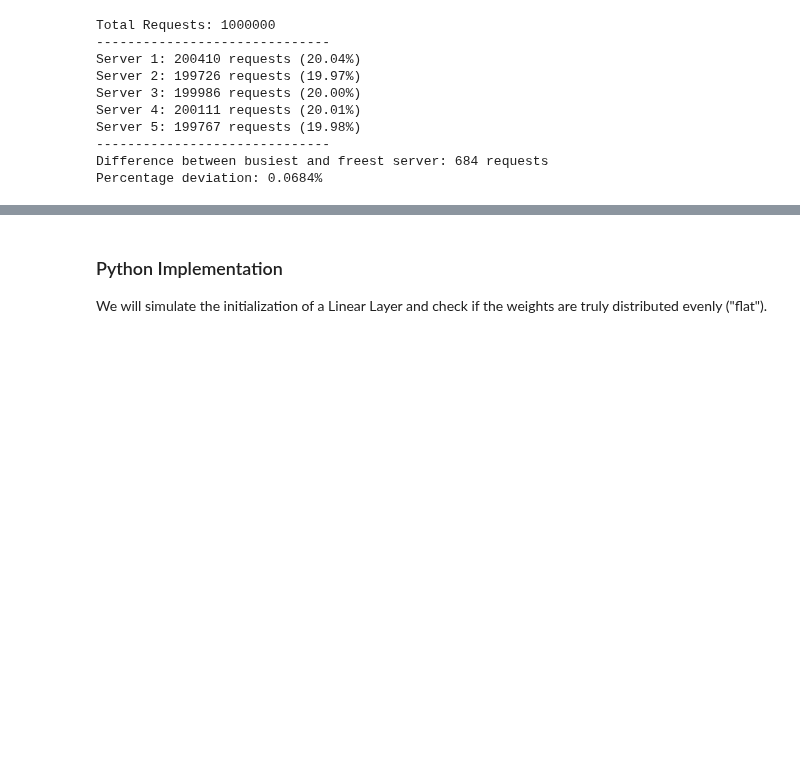
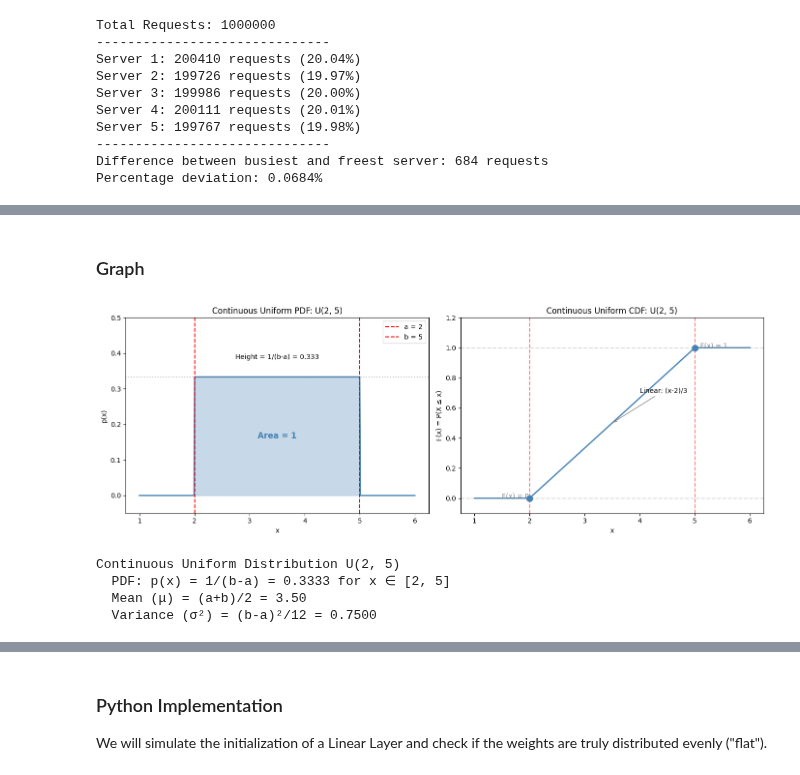
Before and after one commit to vu42/math-co5097-assignment-group-10, a Jupyter notebook: notebooks/distributions.ipynb, the cells around one changed output, grey strips where cells are left out. Drawn from its saved outputs; the diff is of its cells as text; code cells hidden in the pictures; blank space fills up the shorter version.

Commit message:
add continous uniform and binomial distribution graph

```diff
--- a/notebooks/distributions.ipynb
+++ b/notebooks/distributions.ipynb
@@ -637,0 +547,74 @@ $$W \sim U\left(-\frac{\sqrt{6}}{\sqrt{n_{in} + n_{out}}}, \frac{\sqrt{6}}{\sqrt
+# %% [markdown]
+### Graph
+# %%
+import matplotlib.pyplot as plt
+import numpy as np
+
+# Continuous Uniform parameters
+a, b = 2, 5  # Interval [a, b]
+
+# --- PDF Plot ---
+x_pdf = np.linspace(a - 1, b + 1, 500)
+pdf_values = np.where((x_pdf >= a) & (x_pdf <= b), 1 / (b - a), 0)
+
+# --- CDF Plot ---
+x_cdf = np.linspace(a - 1, b + 1, 500)
+cdf_values = np.where(x_cdf < a, 0, np.where(x_cdf <= b, (x_cdf - a) / (b - a), 1))
+
+# Create figure with two subplots
+fig, axes = plt.subplots(1, 2, figsize=(14, 5))
+
+# PDF plot (rectangle)
+axes[0].plot(x_pdf, pdf_values, color='steelblue', linewidth=2)
+axes[0].fill_between(x_pdf, pdf_values, alpha=0.3, color='steelblue')
+# Mark the boundaries
+axes[0].axvline(x=a, color='red', linestyle='--', linewidth=1.5, label=f'a = {a}')
+axes[0].axvline(x=b, color='red', linestyle='--', linewidth=1.5, label=f'b = {b}')
+axes[0].axhline(y=1/(b-a), color='gray', linestyle=':', alpha=0.5)
+axes[0].set_xlabel('x')
+axes[0].set_ylabel('p(x)')
+axes[0].set_title(f'Continuous Uniform PDF: U({a}, {b})')
+axes[0].set_ylim(-0.05, 1/(b-a) * 1.5)
+axes[0].legend()
+# Add annotation for height
+axes[0].annotate(f'Height = 1/(b-a) = {1/(b-a):.3f}',
+                 xy=((a+b)/2, 1/(b-a)), xytext=((a+b)/2, 1/(b-a) + 0.05),
+                 ha='center', fontsize=10)
+# Add annotation for area
+axes[0].text((a+b)/2, 1/(b-a)/2, 'Area = 1', ha='center', va='center',
+             fontsize=12, fontweight='bold', color='steelblue')
+
+# CDF plot (linear ramp)
+axes[1].plot(x_cdf, cdf_values, color='steelblue', linewidth=2)
+# Mark key points
+axes[1].scatter([a, b], [0, 1], color='steelblue', s=80, zorder=5)
+axes[1].axvline(x=a, color='red', linestyle='--', linewidth=1.5, alpha=0.5)
+axes[1].axvline(x=b, color='red', linestyle='--', linewidth=1.5, alpha=0.5)
+axes[1].axhline(y=0, color='gray', linestyle='--', alpha=0.3)
+axes[1].axhline(y=1, color='gray', linestyle='--', alpha=0.3)
+axes[1].set_xlabel('x')
+axes[1].set_ylabel('F(x) = P(X ≤ x)')
+axes[1].set_title(f'Continuous Uniform CDF: U({a}, {b})')
+axes[1].set_ylim(-0.1, 1.2)
+# Add annotations
+axes[1].annotate('F(x) = 0', xy=(a-0.5, 0), fontsize=10, color='gray')
+axes[1].annotate('F(x) = 1', xy=(b+0.1, 1), fontsize=10, color='gray')
+axes[1].annotate(f'Linear: (x-{a})/{b-a}', xy=((a+b)/2, 0.5), xytext=((a+b)/2 + 0.5, 0.7),
+                 arrowprops=dict(arrowstyle='->', color='gray'), fontsize=10)
+
+plt.tight_layout()
+plt.show()
+
+# Print statistics
+mean = (a + b) / 2
+variance = (b - a)**2 / 12
+print(f"Continuous Uniform Distribution U({a}, {b})")
+print(f"  PDF: p(x) = 1/(b-a) = {1/(b-a):.4f} for x ∈ [{a}, {b}]")
+print(f"  Mean (μ) = (a+b)/2 = {mean:.2f}")
+print(f"  Variance (σ²) = (b-a)²/12 = {variance:.4f}")
+# %% [output]
+[figure, added]
+Continuous Uniform Distribution U(2, 5)
+  PDF: p(x) = 1/(b-a) = 0.3333 for x ∈ [2, 5]
+  Mean (μ) = (a+b)/2 = 3.50
+  Variance (σ²) = (b-a)²/12 = 0.7500
```
Also changed, not shown: parts of 8 cells of this notebook, 1 other file.
